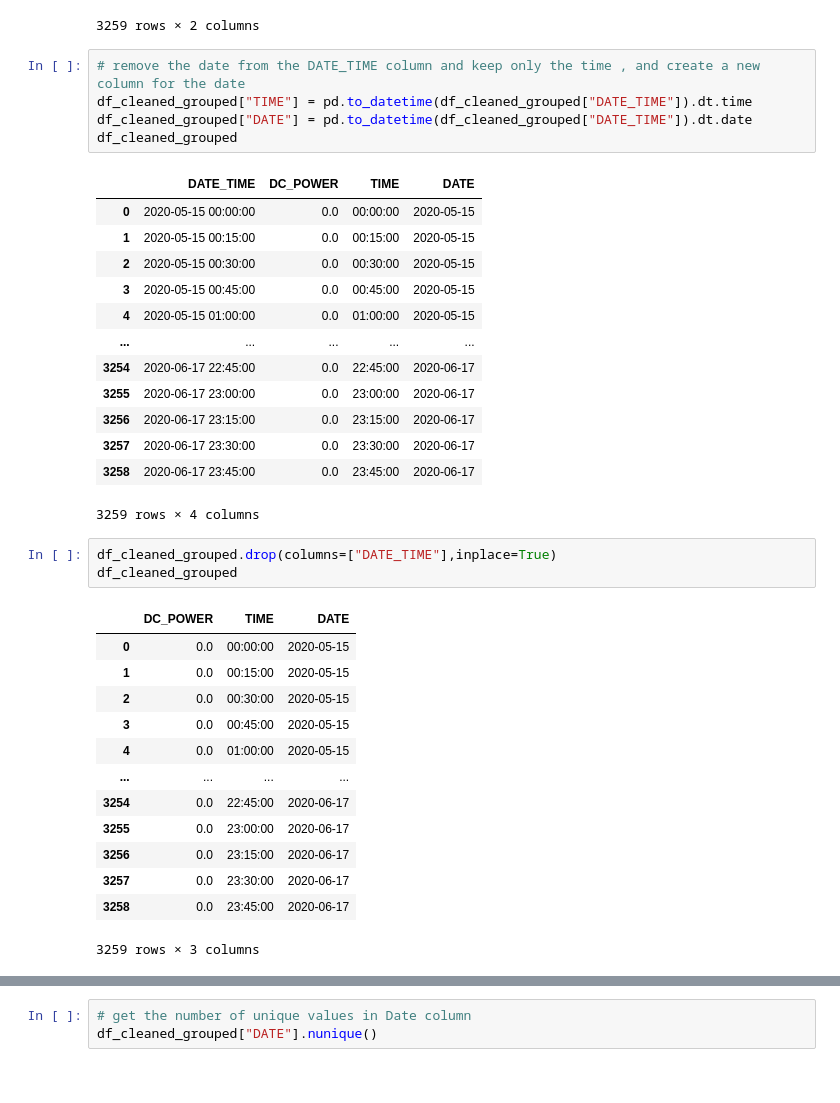
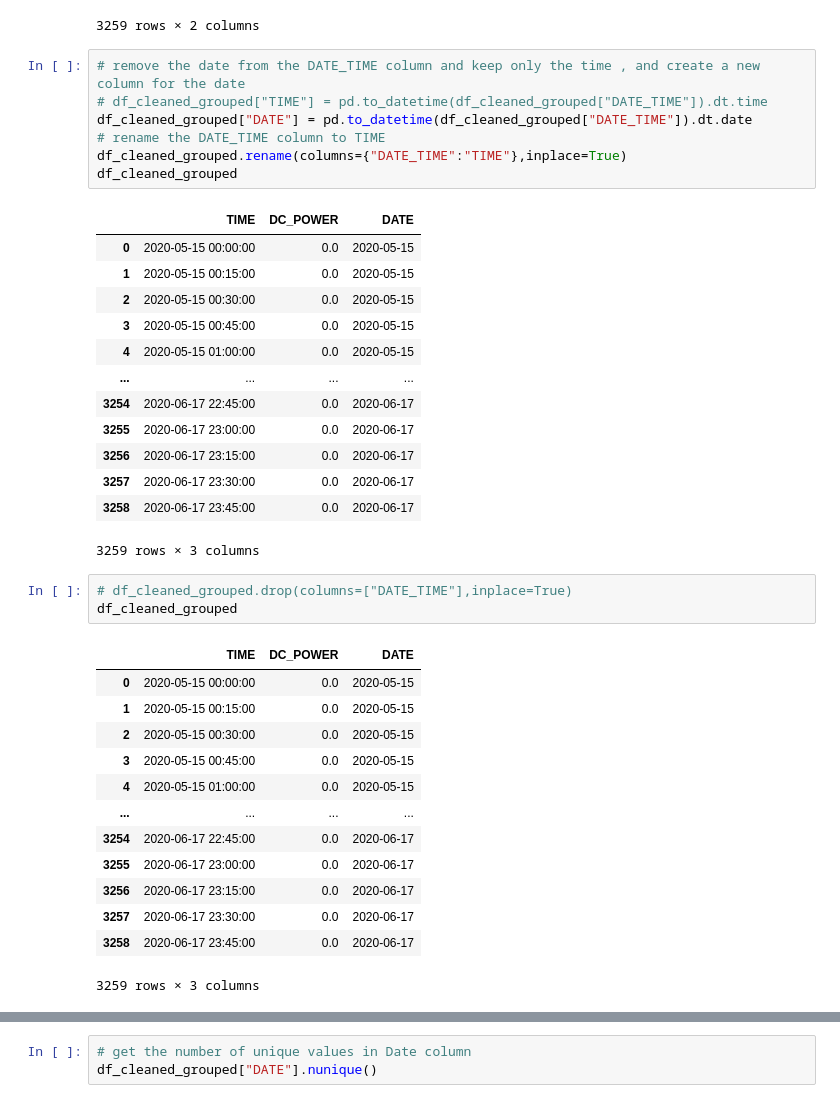
Before and after one commit to Ginushmal/RL-for-Solar-Plant, a Jupyter notebook: prepare_df.ipynb, the cells around one changed output, grey strips where cells are left out. Saved outputs shown, nothing was run; the diff lists cells and outputs as text.

```diff
--- a/prepare_df.ipynb
+++ b/prepare_df.ipynb
@@ -129,39 +134,41 @@ df_cleaned_grouped
 3259 rows × 2 columns
 # %%
 # remove the date from the DATE_TIME column and keep only the time , and create a new column for the date
-df_cleaned_grouped["TIME"] = pd.to_datetime(df_cleaned_grouped["DATE_TIME"]).dt.time
+# df_cleaned_grouped["TIME"] = pd.to_datetime(df_cleaned_grouped["DATE_TIME"]).dt.time
 df_cleaned_grouped["DATE"] = pd.to_datetime(df_cleaned_grouped["DATE_TIME"]).dt.date
+# rename the DATE_TIME column to TIME
+df_cleaned_grouped.rename(columns={"DATE_TIME":"TIME"},inplace=True)
 df_cleaned_grouped
 # %% [output]
-|  | DATE_TIME | DC_POWER | TIME | DATE |
-| 0 | 2020-05-15 00:00:00 | 0.0 | 00:00:00 | 2020-05-15 |
-| 1 | 2020-05-15 00:15:00 | 0.0 | 00:15:00 | 2020-05-15 |
-| 2 | 2020-05-15 00:30:00 | 0.0 | 00:30:00 | 2020-05-15 |
-| 3 | 2020-05-15 00:45:00 | 0.0 | 00:45:00 | 2020-05-15 |
-| 4 | 2020-05-15 01:00:00 | 0.0 | 01:00:00 | 2020-05-15 |
-| ... | ... | ... | ... | ... |
-| 3254 | 2020-06-17 22:45:00 | 0.0 | 22:45:00 | 2020-06-17 |
-| 3255 | 2020-06-17 23:00:00 | 0.0 | 23:00:00 | 2020-06-17 |
-| 3256 | 2020-06-17 23:15:00 | 0.0 | 23:15:00 | 2020-06-17 |
-| 3257 | 2020-06-17 23:30:00 | 0.0 | 23:30:00 | 2020-06-17 |
-| 3258 | 2020-06-17 23:45:00 | 0.0 | 23:45:00 | 2020-06-17 |
+|  | TIME | DC_POWER | DATE |
+| 0 | 2020-05-15 00:00:00 | 0.0 | 2020-05-15 |
+| 1 | 2020-05-15 00:15:00 | 0.0 | 2020-05-15 |
+| 2 | 2020-05-15 00:30:00 | 0.0 | 2020-05-15 |
+| 3 | 2020-05-15 00:45:00 | 0.0 | 2020-05-15 |
+| 4 | 2020-05-15 01:00:00 | 0.0 | 2020-05-15 |
+| ... | ... | ... | ... |
+| 3254 | 2020-06-17 22:45:00 | 0.0 | 2020-06-17 |
+| 3255 | 2020-06-17 23:00:00 | 0.0 | 2020-06-17 |
+| 3256 | 2020-06-17 23:15:00 | 0.0 | 2020-06-17 |
+| 3257 | 2020-06-17 23:30:00 | 0.0 | 2020-06-17 |
+| 3258 | 2020-06-17 23:45:00 | 0.0 | 2020-06-17 |
-3259 rows × 4 columns
+3259 rows × 3 columns
 # %%
-df_cleaned_grouped.drop(columns=["DATE_TIME"],inplace=True)
+# df_cleaned_grouped.drop(columns=["DATE_TIME"],inplace=True)
 df_cleaned_grouped
 # %% [output]
-|  | DC_POWER | TIME | DATE |
-| 0 | 0.0 | 00:00:00 | 2020-05-15 |
-| 1 | 0.0 | 00:15:00 | 2020-05-15 |
-| 2 | 0.0 | 00:30:00 | 2020-05-15 |
-| 3 | 0.0 | 00:45:00 | 2020-05-15 |
-| 4 | 0.0 | 01:00:00 | 2020-05-15 |
+|  | TIME | DC_POWER | DATE |
+| 0 | 2020-05-15 00:00:00 | 0.0 | 2020-05-15 |
+| 1 | 2020-05-15 00:15:00 | 0.0 | 2020-05-15 |
+| 2 | 2020-05-15 00:30:00 | 0.0 | 2020-05-15 |
+| 3 | 2020-05-15 00:45:00 | 0.0 | 2020-05-15 |
+| 4 | 2020-05-15 01:00:00 | 0.0 | 2020-05-15 |
 | ... | ... | ... | ... |
-| 3254 | 0.0 | 22:45:00 | 2020-06-17 |
-| 3255 | 0.0 | 23:00:00 | 2020-06-17 |
-| 3256 | 0.0 | 23:15:00 | 2020-06-17 |
-| 3257 | 0.0 | 23:30:00 | 2020-06-17 |
-| 3258 | 0.0 | 23:45:00 | 2020-06-17 |
+| 3254 | 2020-06-17 22:45:00 | 0.0 | 2020-06-17 |
+| 3255 | 2020-06-17 23:00:00 | 0.0 | 2020-06-17 |
+| 3256 | 2020-06-17 23:15:00 | 0.0 | 2020-06-17 |
+| 3257 | 2020-06-17 23:30:00 | 0.0 | 2020-06-17 |
+| 3258 | 2020-06-17 23:45:00 | 0.0 | 2020-06-17 |
 3259 rows × 3 columns
 # %%
 # lable encode the date column
```
Also changed, not shown: parts of 18 cells of this notebook, 9 other files.
